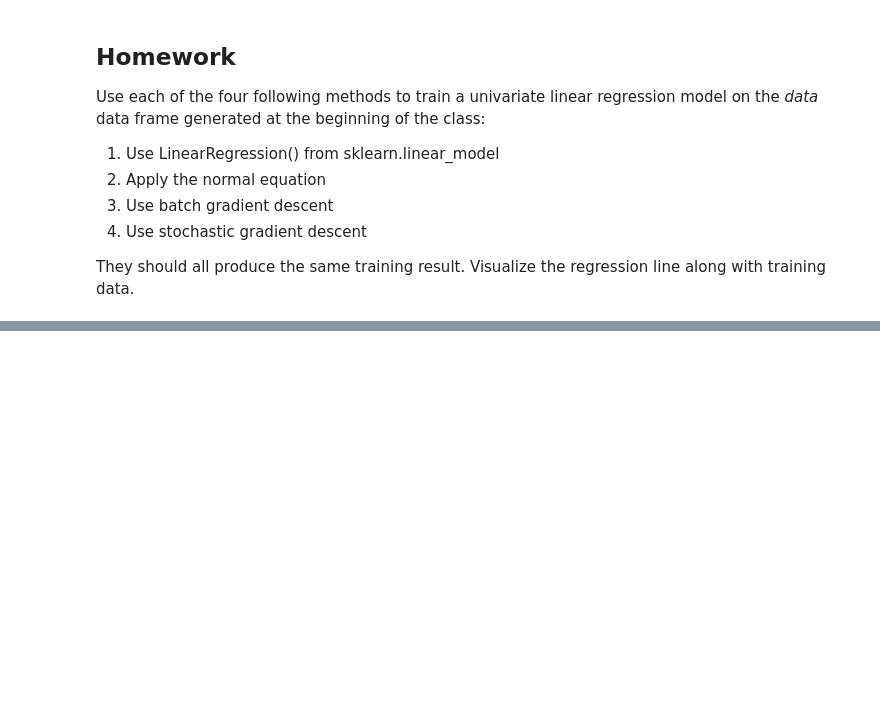
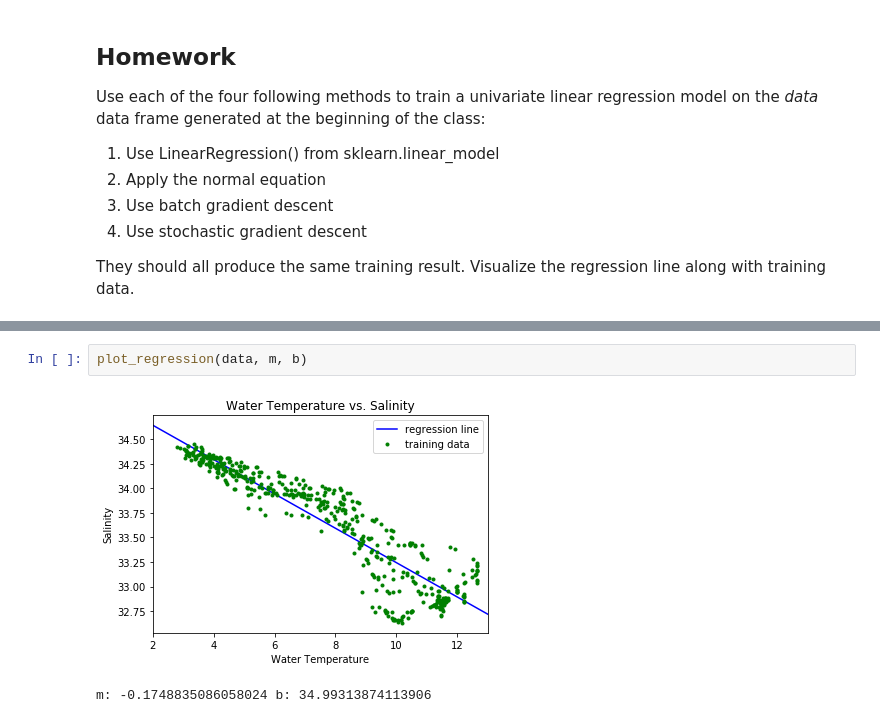
Before and after one commit to ch00226855/CMP464-788-Spring2019, a Jupyter notebook: Week5_LinearRegression_Salinity_vs_Temperature.ipynb, the cells around one changed output, grey strips where cells are left out. Cells and saved outputs as stored; diff of their text form; blank space fills up the shorter version.

```diff
--- a/Week5_LinearRegression_Salinity_vs_Temperature.ipynb
+++ b/Week5_LinearRegression_Salinity_vs_Temperature.ipynb
@@ -430,0 +591,5 @@ They should all produce the same training result. Visualize the regression line
+# %%
+plot_regression(data, m, b)
+# %% [output]
+[figure, added]
+m: -0.1748835086058024 b: 34.99313874113906
```
Also changed, not shown: parts of 23 cells of this notebook, 1 other file.
